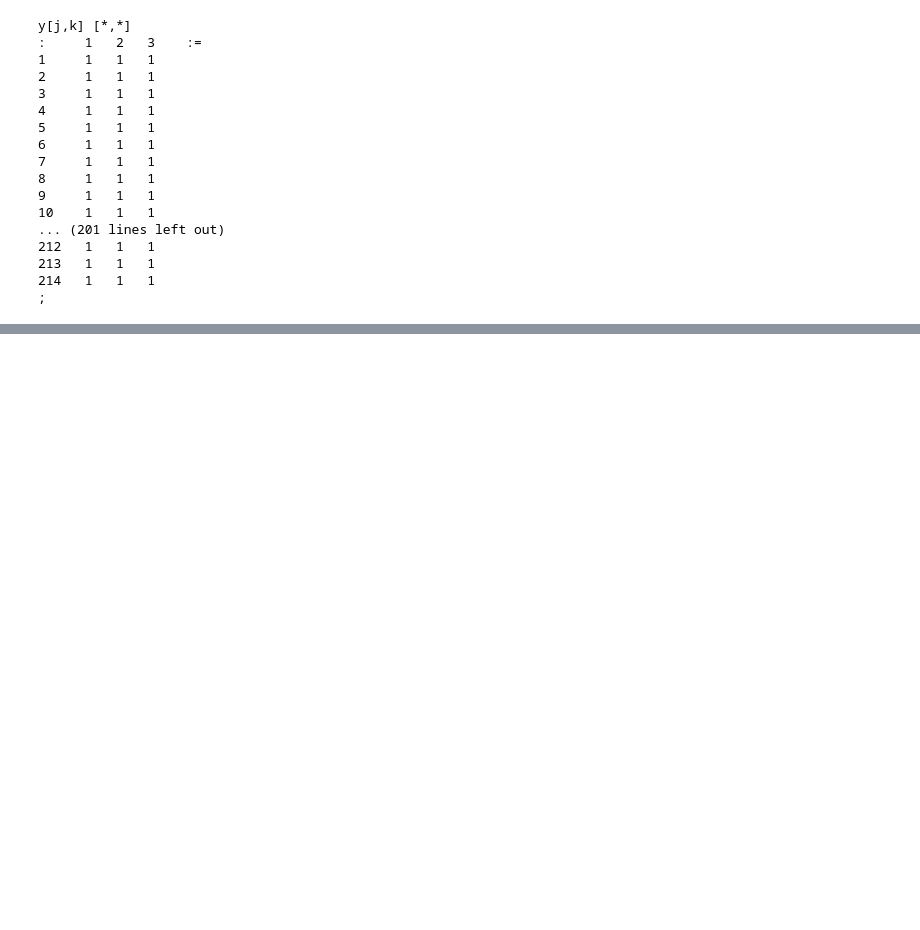
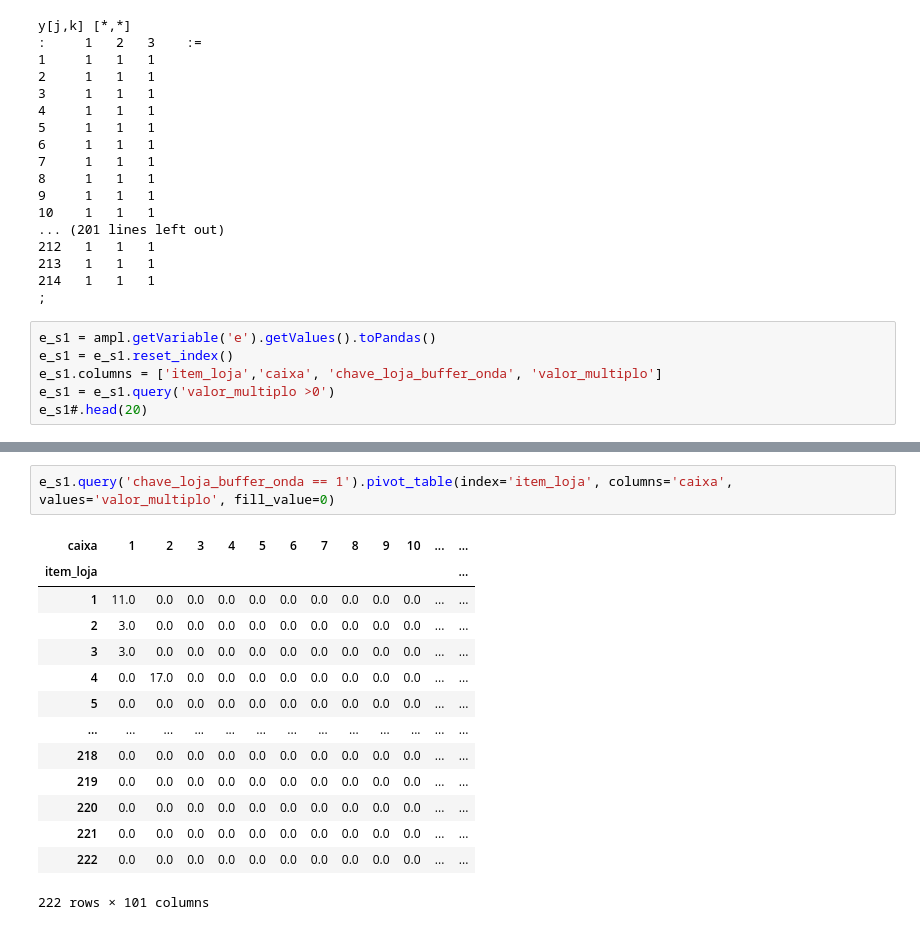
Before and after one commit to CandaPin/Resolucao_Problemas, a Jupyter notebook: 02-Notebook/Modelo_exato/02.1-cqavp-AMPL-Bin_packing_continuacao.ipynb, the cells around one changed output, grey strips where cells are left out. Cells and saved outputs as stored; diff of their text form; blank space fills up the shorter version.

```diff
--- a/02-Notebook/Modelo_exato/02.1-cqavp-AMPL-Bin_packing_continuacao.ipynb
+++ b/02-Notebook/Modelo_exato/02.1-cqavp-AMPL-Bin_packing_continuacao.ipynb
@@ -443,3 +443,9 @@ y[j,k] [*,*]
 213   1   1   1
 214   1   1   1
 ;
+# %%
+e_s1 = ampl.getVariable('e').getValues().toPandas()
+e_s1 = e_s1.reset_index()
+e_s1.columns = ['item_loja','caixa', 'chave_loja_buffer_onda', 'valor_multiplo']
+e_s1 = e_s1.query('valor_multiplo >0')
+e_s1#.head(20)
@@ -445,0 +466,17 @@ y[j,k] [*,*]
+# %%
+e_s1.query('chave_loja_buffer_onda == 1').pivot_table(index='item_loja', columns='caixa', values='valor_multiplo', fill_value=0)
+# %% [output]
+| caixa | 1 | 2 | 3 | 4 | 5 | 6 | 7 | 8 | 9 | 10 | ... | ... |
+| item_loja |  |  |  |  |  |  |  |  |  |  |  | ... |
+| 1 | 11.0 | 0.0 | 0.0 | 0.0 | 0.0 | 0.0 | 0.0 | 0.0 | 0.0 | 0.0 | ... | ... |
+| 2 | 3.0 | 0.0 | 0.0 | 0.0 | 0.0 | 0.0 | 0.0 | 0.0 | 0.0 | 0.0 | ... | ... |
+| 3 | 3.0 | 0.0 | 0.0 | 0.0 | 0.0 | 0.0 | 0.0 | 0.0 | 0.0 | 0.0 | ... | ... |
+| 4 | 0.0 | 17.0 | 0.0 | 0.0 | 0.0 | 0.0 | 0.0 | 0.0 | 0.0 | 0.0 | ... | ... |
+| 5 | 0.0 | 0.0 | 0.0 | 0.0 | 0.0 | 0.0 | 0.0 | 0.0 | 0.0 | 0.0 | ... | ... |
+| ... | ... | ... | ... | ... | ... | ... | ... | ... | ... | ... | ... | ... |
+| 218 | 0.0 | 0.0 | 0.0 | 0.0 | 0.0 | 0.0 | 0.0 | 0.0 | 0.0 | 0.0 | ... | ... |
+| 219 | 0.0 | 0.0 | 0.0 | 0.0 | 0.0 | 0.0 | 0.0 | 0.0 | 0.0 | 0.0 | ... | ... |
+| 220 | 0.0 | 0.0 | 0.0 | 0.0 | 0.0 | 0.0 | 0.0 | 0.0 | 0.0 | 0.0 | ... | ... |
+| 221 | 0.0 | 0.0 | 0.0 | 0.0 | 0.0 | 0.0 | 0.0 | 0.0 | 0.0 | 0.0 | ... | ... |
+| 222 | 0.0 | 0.0 | 0.0 | 0.0 | 0.0 | 0.0 | 0.0 | 0.0 | 0.0 | 0.0 | ... | ... |
+222 rows × 101 columns
```
Also changed, not shown: parts of 27 cells of this notebook, 1 other file.
